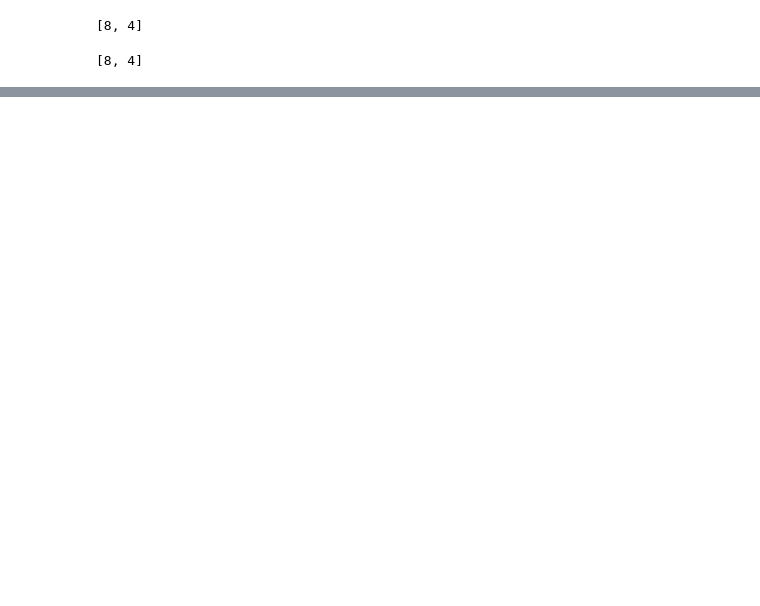
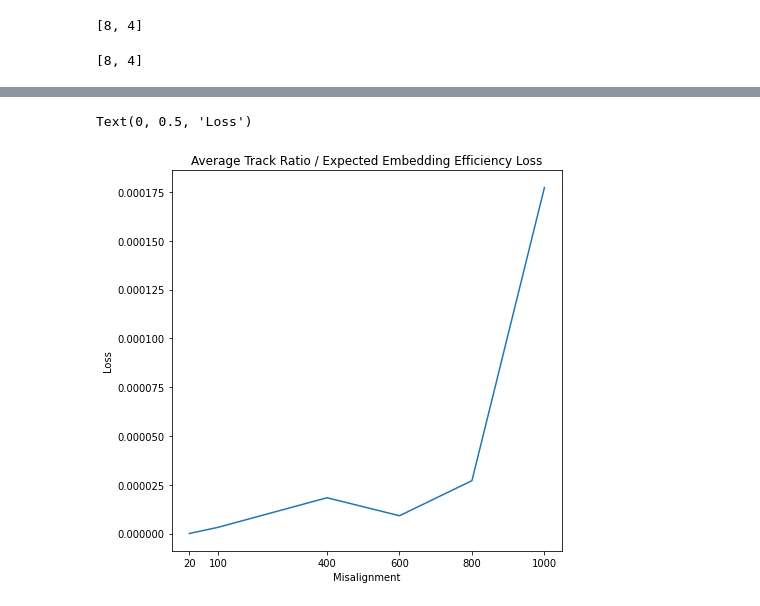
Before and after one commit to wantan244/exatrkx-ctd2020, a Jupyter notebook: notebooks/misaligned.ipynb, the cells around one changed output, grey strips where cells are left out. Cells and saved outputs as stored; diff of their text form; code cells hidden in the pictures; blank space fills up the shorter version.

```diff
--- a/notebooks/misaligned.ipynb
+++ b/notebooks/misaligned.ipynb
@@ -336,10 +362,10 @@ original_hits = "event000009900.pickle"
 oghits, ogtruth, ogemb_model, ogfilter_model = get_data(original_hits,event_path,None)
 print("getting metrics.....")
 ogneighbors = get_emb_neighbors(oghits[feature_names].values, ogemb_model, 0.4)
-og_emb_purity, og_emb_efficiency = get_emb_eff_purity(oghits, ogtruth, ogneighbors, 8, 6, only_adjacent=True, filter_one=True)
+og_emb_purity, og_emb_efficiency = get_emb_eff_purity(oghits, ogtruth, ogneighbors, 8, 6, only_adjacent=True)
 
 print("getting track ratios.....")
-og_track_r = get_track_ratio(oghits,ogtruth,ogneighbors,8,6)
+og_track_r, og_len_r = get_track_ratio(oghits,ogtruth,ogneighbors,oghits,8,6)
 # %% [output]
 noise: 0, number of hits: 45482
 getting metrics.....
@@ -399,0 +407,11 @@ a[0][1].set_ylabel("Efficiency")
+# %%
+f4, a4 = plt.subplots(figsize=(7,7))
+x = [int(m) for m in mcm]
+a4.plot(x,exp_eff_loss)
+a4.set_title("Average Track Ratio / Expected Embedding Efficiency Loss")
+a4.set_xticks([20,100,400,600,800,1000])
+a4.set_xlabel("Misalignment")
+a4.set_ylabel("Loss")
+# %% [output]
+Text(0, 0.5, 'Loss')
+[figure, added]
```
Also changed, not shown: parts of 23 cells of this notebook.
